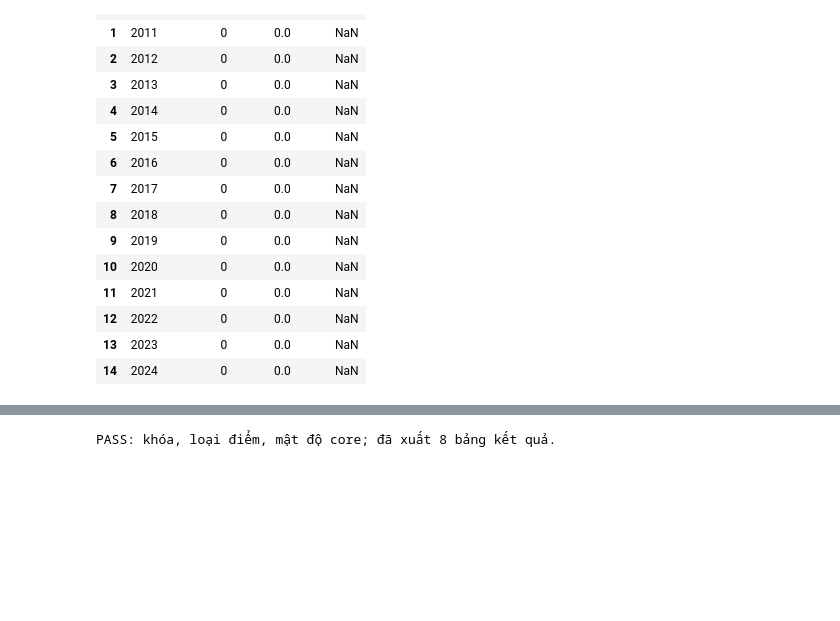
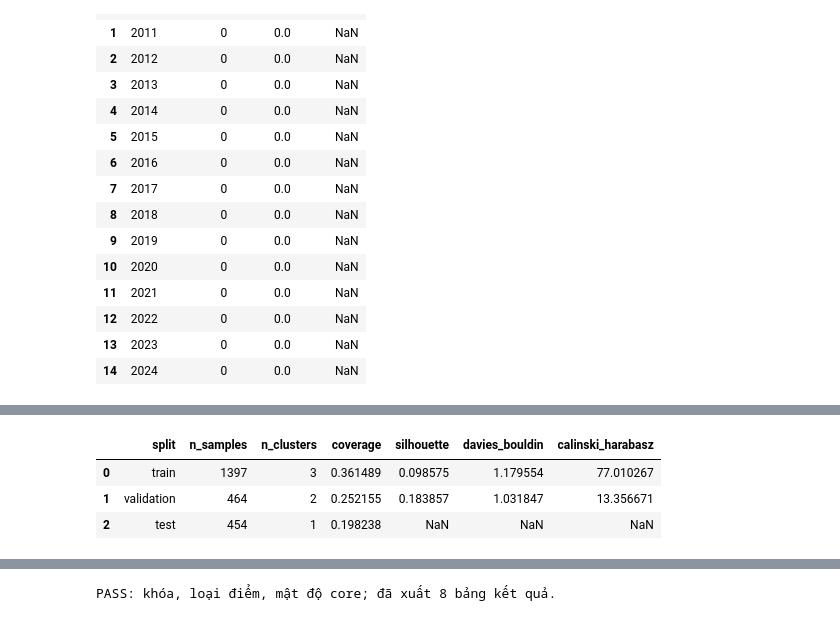
Before and after one commit to nguyenkhang310/DBSCAN, a Jupyter notebook: Khang/notebook/02_dbscan.ipynb, the cells around one changed output, grey strips where cells are left out. Drawn from its saved outputs; the diff is of its cells as text; code cells hidden in the pictures; blank space fills up the shorter version.

```diff
--- a/Khang/notebook/02_dbscan.ipynb
+++ b/Khang/notebook/02_dbscan.ipynb
@@ -474,0 +520,19 @@ display(yearly_check[["year", "n_clusters", "coverage", "silhouette"]].round(4))
+# %%
+train_countries, heldout = train_test_split(np.sort(clean.country.unique()), test_size=0.4, random_state=SEED)
+validation_countries, test_countries = train_test_split(heldout, test_size=0.5, random_state=SEED)
+split = clean[KEYS].copy()
+split["split"] = "train"
+split.loc[split.country.isin(validation_countries), "split"] = "validation"
+split.loc[split.country.isin(test_countries), "split"] = "test"
+assert split.groupby("country").split.nunique().eq(1).all()
+assert set(train_countries).isdisjoint(heldout)
+assert set(validation_countries).isdisjoint(test_countries)
+transformed = clean[features].copy()
+log_columns = meta["transformations"]["log1p_columns"]
+signed_columns = meta["transformations"]["signed_log1p_columns"]
+transformed[log_columns] = np.log1p(transformed[log_columns])
+transformed[signed_columns] = np.sign(transformed[signed_columns]) * np.log1p(transformed[signed_columns].abs())
+train_scaler = RobustScaler().fit(transformed.loc[split.split == "train"])
+train_X = train_scaler.transform(transformed.loc[split.split == "train"])
+validation_X = train_scaler.transform(transformed.loc[split.split == "validation"])
+display(split.groupby("split").agg(n_countries=("country", "nunique"), n_samples=("country", "size")))
@@ -474,0 +577,30 @@ display(yearly_check[["year", "n_clusters", "coverage", "silhouette"]].round(4))
+# %%
+candidates = training_grid[training_grid.train_clusters.between(2, 10)
+    & (training_grid.min_countries >= 3) & (training_grid.largest_cluster_ratio <= 0.9)
+    & training_grid.validation_silhouette.notna()]
+if candidates.empty:
+    raise ValueError("Không có cấu hình train/validation hợp lệ; chưa đánh giá test.")
+validation_target_met = bool((candidates.validation_coverage >= 0.65).any())
+validation_pool = candidates[candidates.validation_coverage >= 0.65] if validation_target_met else candidates
+validation_ranking = (["validation_silhouette", "validation_coverage"] if validation_target_met
+                      else ["validation_coverage", "validation_silhouette"])
+selected = validation_pool.sort_values(validation_ranking + ["eps", "min_samples"],
+                                      ascending=[False, False, True, True]).iloc[0]
+train_eps, train_m = float(selected.eps), int(selected.min_samples)
+train_labels, train_core, train_ari = compare_with_sklearn(train_X, train_eps, train_m)
+test_X = train_scaler.transform(transformed.loc[split.split == "test"])
+train_core_points, train_core_labels = train_X[train_core], train_labels[train_core]
+heldout_metrics, heldout_predictions = [], []
+for name, points in [("train", train_X), ("validation", validation_X), ("test", test_X)]:
+    assigned = train_labels if name == "train" else assign_to_core(points, train_core_points, train_core_labels, train_eps)
+    heldout_metrics.append({"split": name, "eps": train_eps, "min_samples": train_m,
+                           **cluster_stats(points, assigned)})
+    heldout_predictions.append(split.loc[split.split == name].assign(cluster=assigned))
+heldout_metrics = pd.DataFrame(heldout_metrics)
+heldout_predictions = pd.concat(heldout_predictions).sort_index()
+display(heldout_metrics[["split", "n_samples", "n_clusters", "coverage", "silhouette", "davies_bouldin", "calinski_harabasz"]])
+# %% [output]
+|  | split | n_samples | n_clusters | coverage | silhouette | davies_bouldin | calinski_harabasz |
+| 0 | train | 1397 | 3 | 0.361489 | 0.098575 | 1.179554 | 77.010267 |
+| 1 | validation | 464 | 2 | 0.252155 | 0.183857 | 1.031847 | 13.356671 |
+| 2 | test | 454 | 1 | 0.198238 | NaN | NaN | NaN |
```
Also changed, not shown: parts of 33 cells of this notebook, 33 other files.
